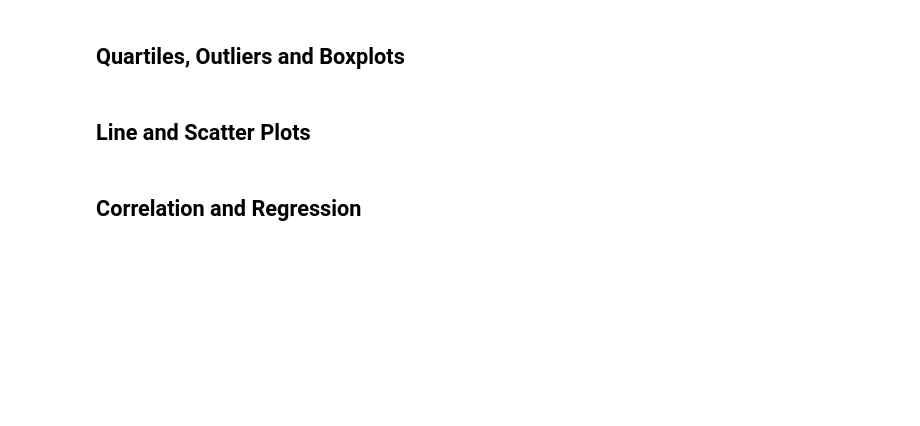
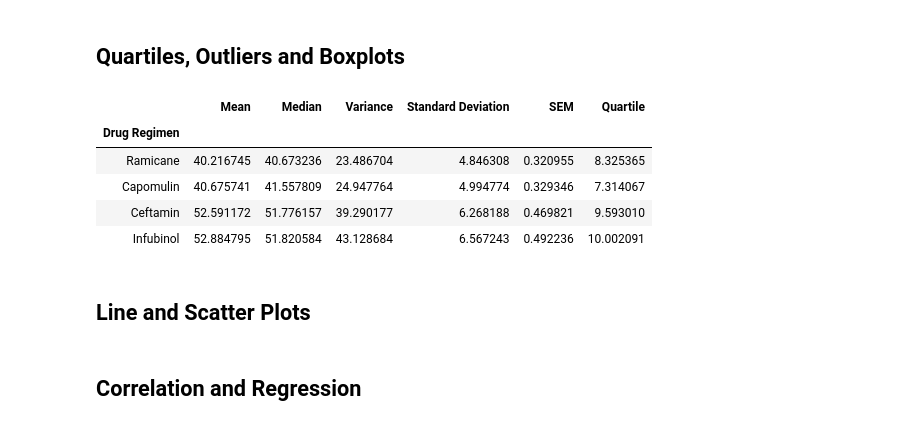
Before and after one commit to pauline-li/Matplotlib, a Jupyter notebook: Pymaceuticals/pymaceuticals_starter.ipynb, the cells around one changed output. Cells and saved outputs as stored; diff of their text form; code cells hidden in the pictures; blank space fills up the shorter version.

```diff
--- a/Pymaceuticals/pymaceuticals_starter.ipynb
+++ b/Pymaceuticals/pymaceuticals_starter.ipynb
@@ -206,6 +206,26 @@ z=plt.title('Sex')
 ## Quartiles, Outliers and Boxplots
 # %%
 # Calculate the final tumor volume of each mouse across four of the most promising treatment regimens. Calculate the IQR and quantitatively determine if there are any potential outliers.
+#---05-Matplotlib/3/Activities/02-Ins_Quartiles_and_Outliers/Solved/samples.ipynb
+first_q =rt_df.quantile(.25)
+first_q
+
+last_q= rt_df.quantile(.75)
+last_q
+
+rt_iqr = last_q - first_q
+rt_iqr
+
+
+summary_statistics_df['Quartile'] = rt_iqr #Add quartile column
+summary_statistics_df.nsmallest(4,'SEM') # Get 4 Drug based on lowest SEM
+# %% [output]
+|  | Mean | Median | Variance | Standard Deviation | SEM | Quartile |
+| Drug Regimen |  |  |  |  |  |  |
+| Ramicane | 40.216745 | 40.673236 | 23.486704 | 4.846308 | 0.320955 | 8.325365 |
+| Capomulin | 40.675741 | 41.557809 | 24.947764 | 4.994774 | 0.329346 | 7.314067 |
+| Ceftamin | 52.591172 | 51.776157 | 39.290177 | 6.268188 | 0.469821 | 9.593010 |
+| Infubinol | 52.884795 | 51.820584 | 43.128684 | 6.567243 | 0.492236 | 10.002091 |
 # %%
 # Generate a box plot of the final tumor volume of each mouse across four regimens of interest
 # %% [markdown]
```
Also changed, not shown: parts of 2 cells of this notebook, 1 other file.
